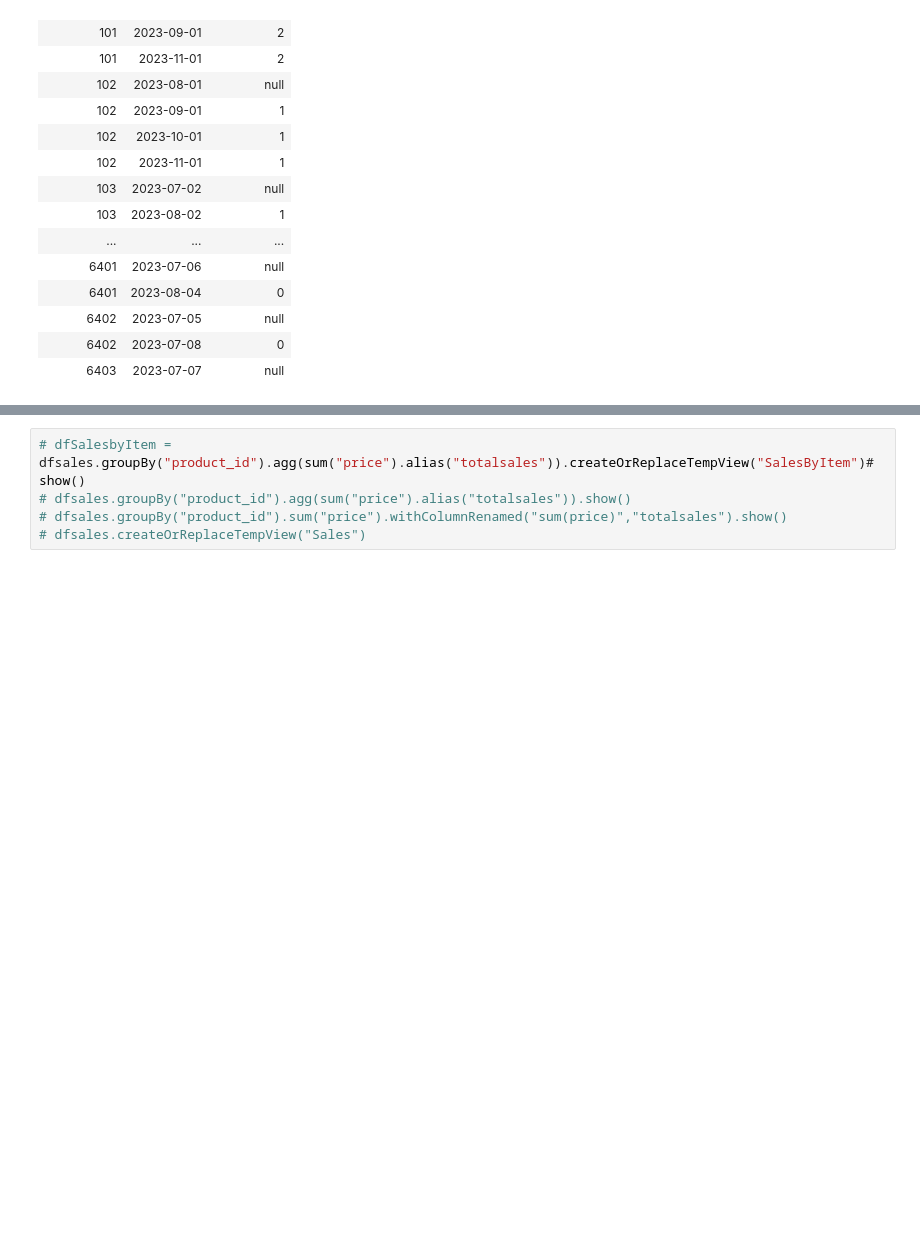
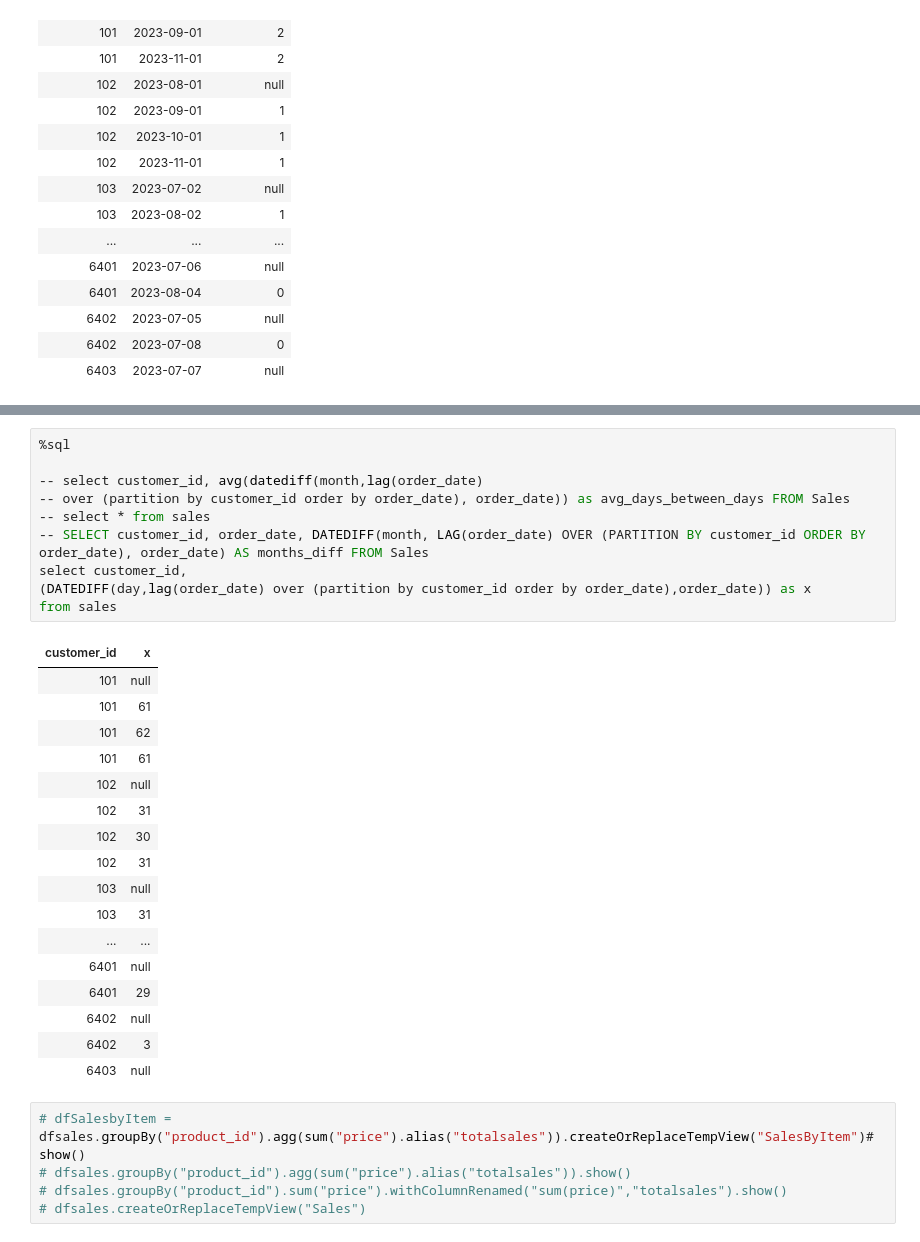
Before and after one commit to samRddhimat/pythonite, a Jupyter notebook: SQLDE_Questions.ipynb, the cells around one changed output, grey strips where cells are left out. Saved outputs shown, nothing was run; the diff lists cells and outputs as text; blank space fills up the shorter version.

```diff
--- a/SQLDE_Questions.ipynb
+++ b/SQLDE_Questions.ipynb
@@ -137,6 +191,34 @@ with aa as
 | 102 | 2023-10-01 | 1 |
 | 102 | 2023-11-01 | 1 |
 | 103 | 2023-08-02 | 1 |
+# %%
+%sql
+
+-- select customer_id, avg(datediff(month,lag(order_date)
+-- over (partition by customer_id order by order_date), order_date)) as avg_days_between_days FROM Sales
+-- select * from sales
+-- SELECT customer_id, order_date, DATEDIFF(month, LAG(order_date) OVER (PARTITION BY customer_id ORDER BY order_date), order_date) AS months_diff FROM Sales
+select customer_id,
+(DATEDIFF(day,lag(order_date) over (partition by customer_id order by order_date),order_date)) as x
+from sales
+# %% [output]
+| customer_id | x |
+| 101 | null |
+| 101 | 61 |
+| 101 | 62 |
+| 101 | 61 |
+| 102 | null |
+| 102 | 31 |
+| 102 | 30 |
+| 102 | 31 |
+| 103 | null |
+| 103 | 31 |
+| ... | ... |
+| 6401 | null |
+| 6401 | 29 |
+| 6402 | null |
+| 6402 | 3 |
+| 6403 | null |
 # %%
 # dfSalesbyItem =
 dfsales.groupBy("product_id").agg(sum("price").alias("totalsales")).createOrReplaceTempView("SalesByItem")# show()
```
Also changed, not shown: parts of 7 cells of this notebook.
